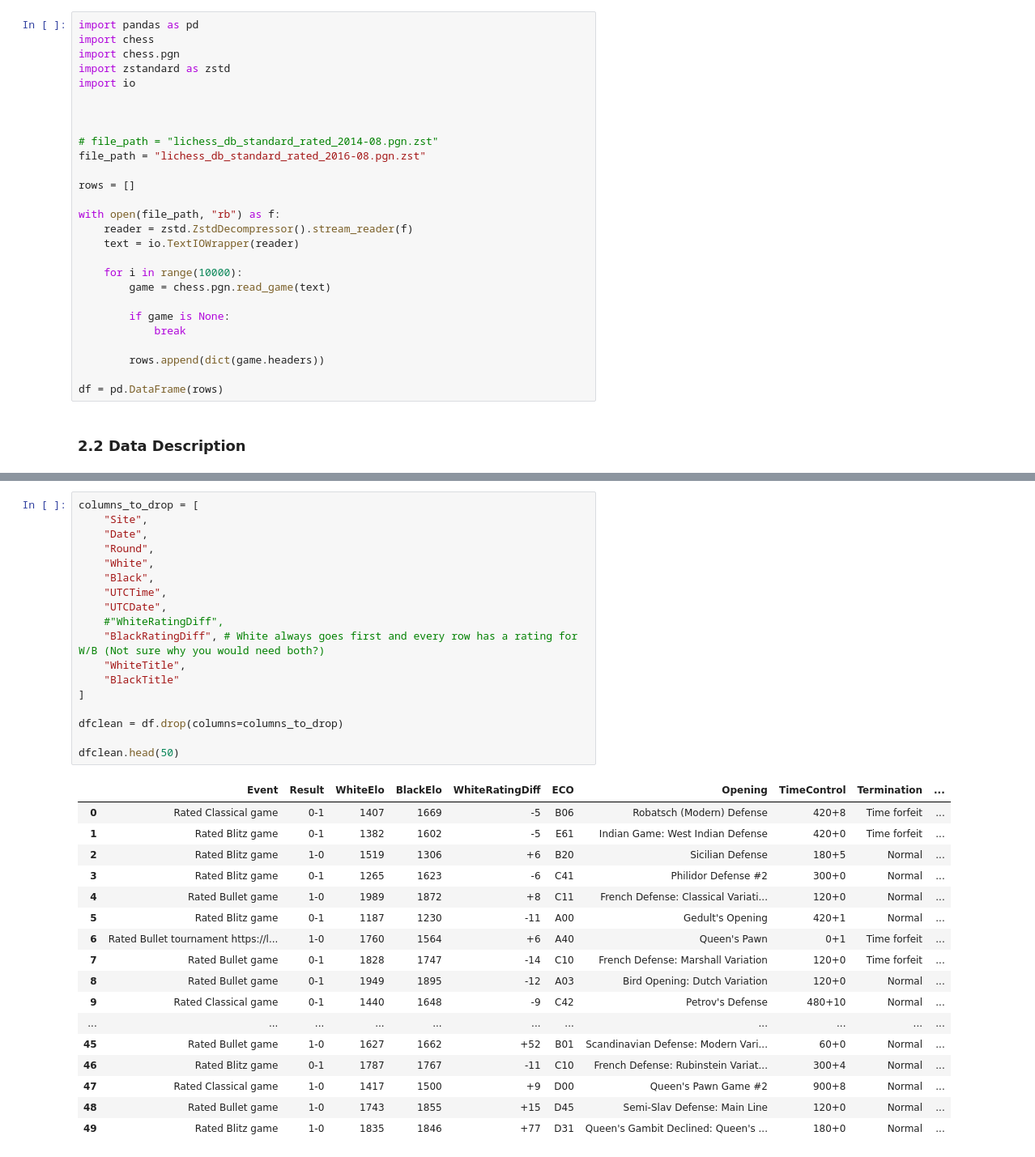
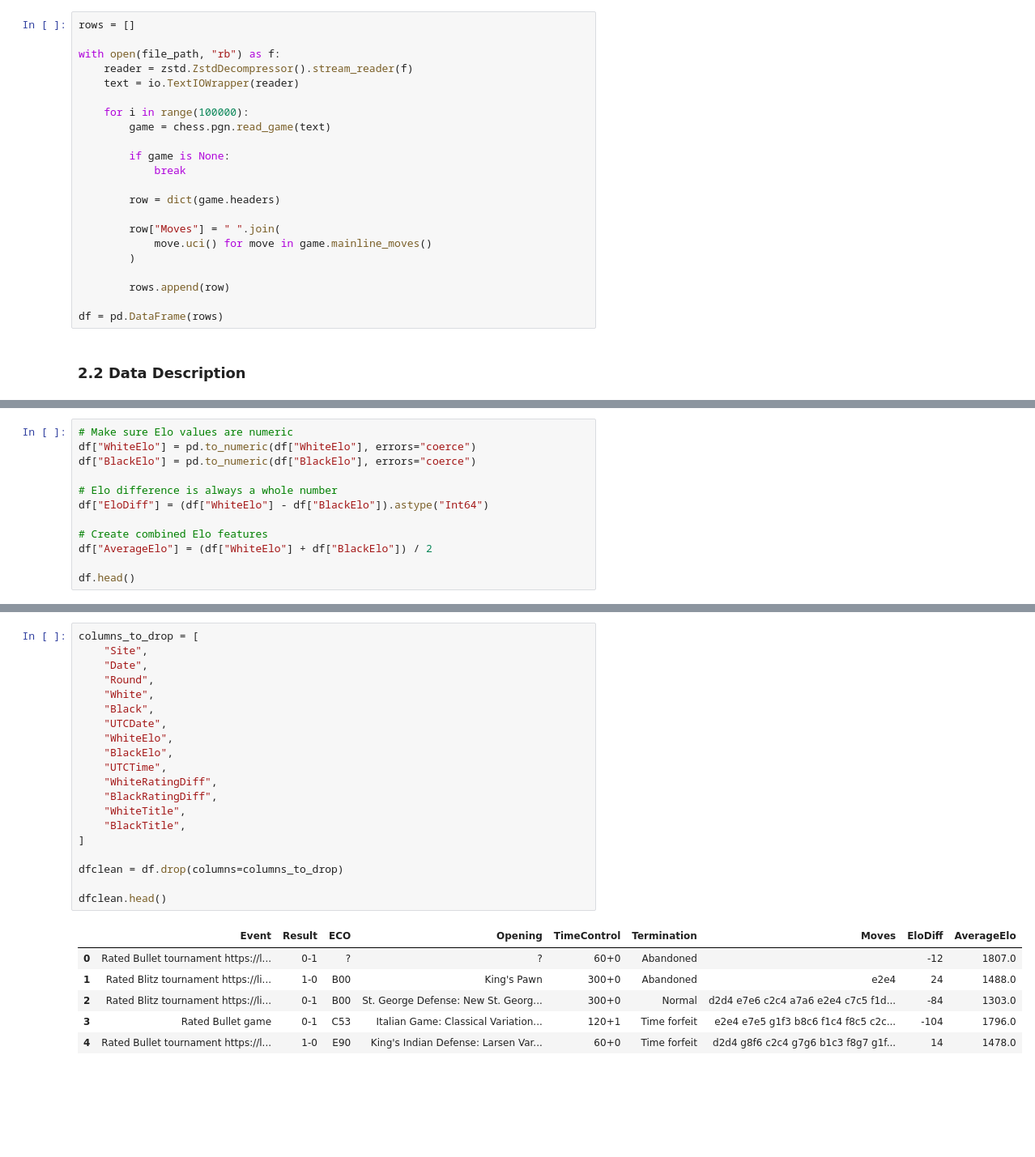
Before and after one commit to Brant-c/chess-opening-ml, a Jupyter notebook: notebooks/LichessEDA[G66].ipynb, the cells around one changed output, grey strips where cells are left out. Shown at 81% size. Cells and saved outputs as stored; diff of their text form; blank space fills up the shorter version.

```diff
--- a/notebooks/LichessEDA[G66].ipynb
+++ b/notebooks/LichessEDA[G66].ipynb
@@ -57,28 +108,23 @@ When a chess player uses the recommendation interface, they do not enter interna
 # %%
-import pandas as pd
-import chess
-import chess.pgn
-import zstandard as zstd
-import io
-
-
-
-# file_path = "lichess_db_standard_rated_2014-08.pgn.zst"
-file_path = "lichess_db_standard_rated_2016-08.pgn.zst"
-
 rows = []
 
 with open(file_path, "rb") as f:
     reader = zstd.ZstdDecompressor().stream_reader(f)
     text = io.TextIOWrapper(reader)
 
-    for i in range(10000):
+    for i in range(100000):
         game = chess.pgn.read_game(text)
 
         if game is None:
             break
 
-        rows.append(dict(game.headers))
+        row = dict(game.headers)
+
+        row["Moves"] = " ".join(
+            move.uci() for move in game.mainline_moves()
+        )
+
+        rows.append(row)
 
 df = pd.DataFrame(rows)
 # %% [markdown]
@@ -202,3 +299,15 @@ dtype: int64
 8.   Moves
 
 ***Note:** Opening and ECO represent the same thing, opening can be more accurate in some instances but is less consistent than ECO
+# %%
+# Make sure Elo values are numeric
+df["WhiteElo"] = pd.to_numeric(df["WhiteElo"], errors="coerce")
+df["BlackElo"] = pd.to_numeric(df["BlackElo"], errors="coerce")
+
+# Elo difference is always a whole number
+df["EloDiff"] = (df["WhiteElo"] - df["BlackElo"]).astype("Int64")
+
+# Create combined Elo features
+df["AverageElo"] = (df["WhiteElo"] + df["BlackElo"]) / 2
+
+df.head()
@@ -205,36 +322,27 @@ dtype: int64
 # %%
 columns_to_drop = [
     "Site",
     "Date",
     "Round",
     "White",
     "Black",
+    "UTCDate",
+    "WhiteElo",
+    "BlackElo",
     "UTCTime",
-    "UTCDate",
-    #"WhiteRatingDiff",
-    "BlackRatingDiff", # White always goes first and every row has a rating for W/B (Not sure why you would need both?)
+    "WhiteRatingDiff",
+    "BlackRatingDiff",
     "WhiteTitle",
-    "BlackTitle"
+    "BlackTitle",
 ]
 
 dfclean = df.drop(columns=columns_to_drop)
 
-dfclean.head(50)
+dfclean.head()
 # %% [output]
-|  | Event | Result | WhiteElo | BlackElo | WhiteRatingDiff | ECO | Opening | TimeControl | Termination | ... |
-| 0 | Rated Classical game | 0-1 | 1407 | 1669 | -5 | B06 | Robatsch (Modern) Defense | 420+8 | Time forfeit | ... |
-| 1 | Rated Blitz game | 0-1 | 1382 | 1602 | -5 | E61 | Indian Game: West Indian Defense | 420+0 | Time forfeit | ... |
-| 2 | Rated Blitz game | 1-0 | 1519 | 1306 | +6 | B20 | Sicilian Defense | 180+5 | Normal | ... |
-| 3 | Rated Blitz game | 0-1 | 1265 | 1623 | -6 | C41 | Philidor Defense #2 | 300+0 | Normal | ... |
-| 4 | Rated Bullet game | 1-0 | 1989 | 1872 | +8 | C11 | French Defense: Classical Variati... | 120+0 | Normal | ... |
-| 5 | Rated Blitz game | 0-1 | 1187 | 1230 | -11 | A00 | Gedult's Opening | 420+1 | Normal | ... |
-| 6 | Rated Bullet tournament https://l... | 1-0 | 1760 | 1564 | +6 | A40 | Queen's Pawn | 0+1 | Time forfeit | ... |
-| 7 | Rated Bullet game | 0-1 | 1828 | 1747 | -14 | C10 | French Defense: Marshall Variation | 120+0 | Time forfeit | ... |
-| 8 | Rated Bullet game | 0-1 | 1949 | 1895 | -12 | A03 | Bird Opening: Dutch Variation | 120+0 | Normal | ... |
-| 9 | Rated Classical game | 0-1 | 1440 | 1648 | -9 | C42 | Petrov's Defense | 480+10 | Normal | ... |
-| ... | ... | ... | ... | ... | ... | ... | ... | ... | ... | ... |
-| 45 | Rated Bullet game | 1-0 | 1627 | 1662 | +52 | B01 | Scandinavian Defense: Modern Vari... | 60+0 | Normal | ... |
-| 46 | Rated Blitz game | 0-1 | 1787 | 1767 | -11 | C10 | French Defense: Rubinstein Variat... | 300+4 | Normal | ... |
-| 47 | Rated Classical game | 1-0 | 1417 | 1500 | +9 | D00 | Queen's Pawn Game #2 | 900+8 | Normal | ... |
-| 48 | Rated Bullet game | 1-0 | 1743 | 1855 | +15 | D45 | Semi-Slav Defense: Main Line | 120+0 | Normal | ... |
-| 49 | Rated Blitz game | 1-0 | 1835 | 1846 | +77 | D31 | Queen's Gambit Declined: Queen's ... | 180+0 | Normal | ... |
+|  | Event | Result | ECO | Opening | TimeControl | Termination | Moves | EloDiff | AverageElo |
+| 0 | Rated Bullet tournament https://l... | 0-1 | ? | ? | 60+0 | Abandoned |  | -12 | 1807.0 |
+| 1 | Rated Blitz tournament https://li... | 1-0 | B00 | King's Pawn | 300+0 | Abandoned | e2e4 | 24 | 1488.0 |
+| 2 | Rated Blitz tournament https://li... | 0-1 | B00 | St. George Defense: New St. Georg... | 300+0 | Normal | d2d4 e7e6 c2c4 a7a6 e2e4 c7c5 f1d... | -84 | 1303.0 |
+| 3 | Rated Bullet game | 0-1 | C53 | Italian Game: Classical Variation... | 120+1 | Time forfeit | e2e4 e7e5 g1f3 b8c6 f1c4 f8c5 c2c... | -104 | 1796.0 |
+| 4 | Rated Bullet tournament https://l... | 1-0 | E90 | King's Indian Defense: Larsen Var... | 60+0 | Time forfeit | d2d4 g8f6 c2c4 g7g6 b1c3 f8g7 g1f... | 14 | 1478.0 |
```
Also changed, not shown: parts of 25 cells of this notebook.
